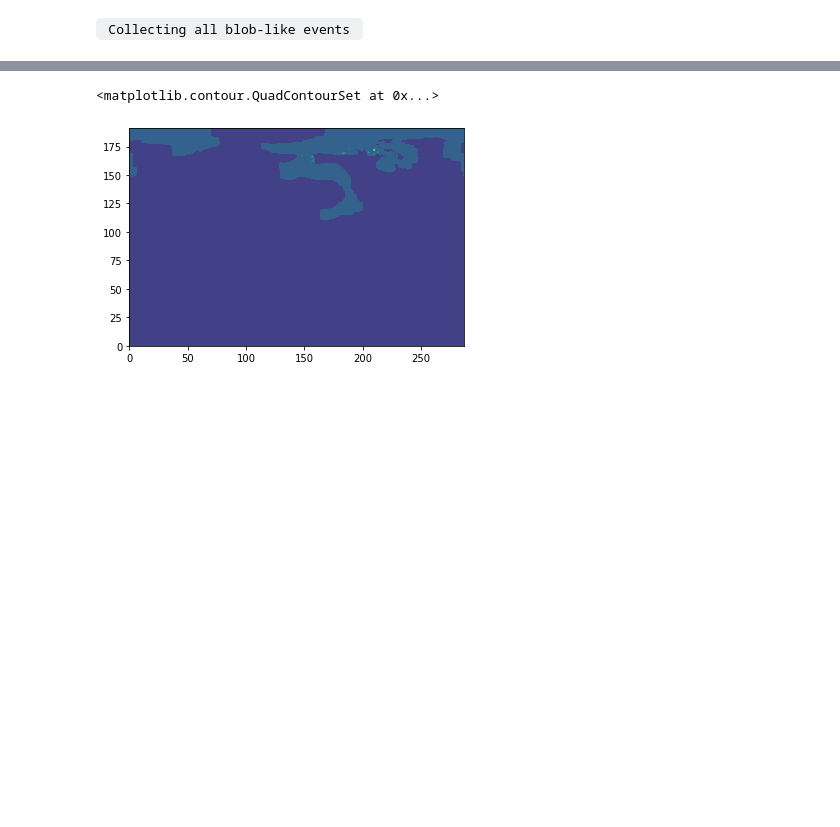
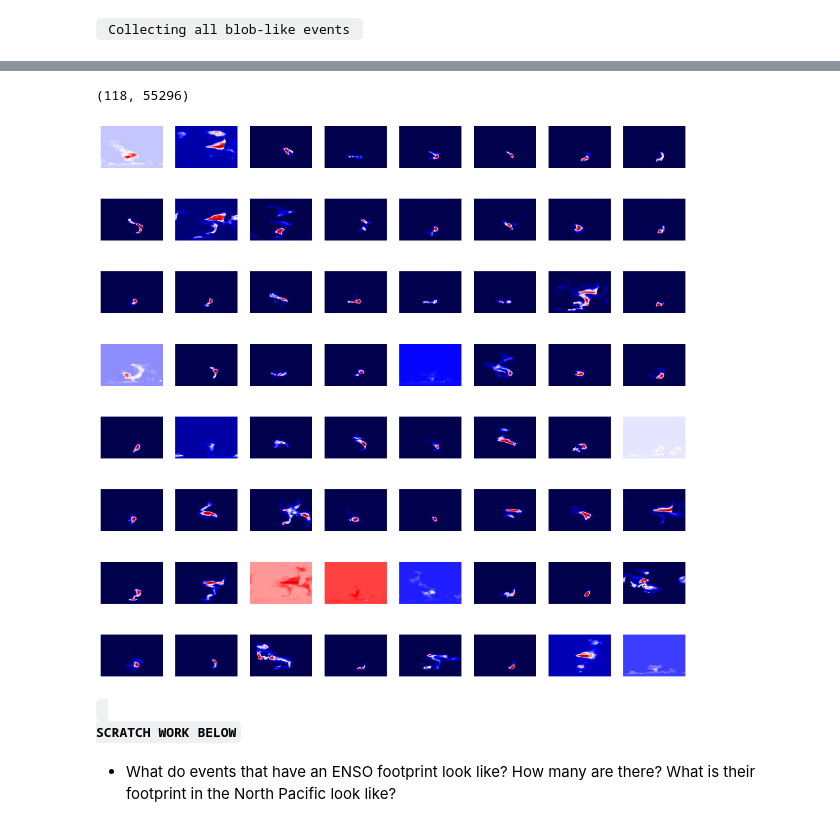
Before and after one commit to CassiaCai/marine_heatwaves, a Jupyter notebook: 4_bloblikeevents.ipynb, the cells around one changed output, grey strips where cells are left out. Saved outputs shown, nothing was run; the diff lists cells and outputs as text; code cells hidden in the pictures; blank space fills up the shorter version.

```diff
--- a/4_bloblikeevents.ipynb
+++ b/4_bloblikeevents.ipynb
@@ -140,13 +139,12 @@ concated_kept_heatwaves_xarray.to_netcdf('/glade/work/cassiacai/member90_99_blob
 # %%
-# filename = '/glade/work/cassiacai/member0_9_bloblike_events_new_stuff.nc' # 118 heatwave events
-# filename = '/glade/work/cassiacai/member10_19_bloblike_events_new_stuff.nc' # 99 heatwave events
-# filename = '/glade/work/cassiacai/member20_29_bloblike_events_new_stuff.nc' # 121 heatwave events
-# filename = '/glade/work/cassiacai/member30_39_bloblike_events_new_stuff.nc' # 116 heatwave events
-# filename = '/glade/work/cassiacai/member40_49_bloblike_events_new_stuff.nc' # 116 heatwave events
-# filename = '/glade/work/cassiacai/member50_59_bloblike_events_new_stuff.nc' # 123 heatwave events
-# filename = '/glade/work/cassiacai/member60_69_bloblike_events_new_stuff.nc' # 112 heatwave events
-# filename = '/glade/work/cassiacai/member70_79_bloblike_events_new_stuff_.nc' # 105 heatwave events
-filename = '/glade/work/cassiacai/member80_89_bloblike_events_new_stuff_.nc' # 99 heatwave events
-# filename = '/glade/work/cassiacai/member90_99_bloblike_events_new_stuff_.nc' # 12 heatwave events Maybe there is something wrong here?
-
-blob_like_file = xr.open_dataset(filename)
+filename1 = '/glade/work/cassiacai/member0_9_bloblike_events_new_stuff.nc' # 118 heatwave events
+filename2 = '/glade/work/cassiacai/member10_19_bloblike_events_new_stuff.nc' # 99 heatwave events
+filename3 = '/glade/work/cassiacai/member20_29_bloblike_events_new_stuff.nc' # 121 heatwave events
+filename4 = '/glade/work/cassiacai/member30_39_bloblike_events_new_stuff.nc' # 116 heatwave events
+filename5 = '/glade/work/cassiacai/member40_49_bloblike_events_new_stuff.nc' # 116 heatwave events
+filename6 = '/glade/work/cassiacai/member50_59_bloblike_events_new_stuff.nc' # 123 heatwave events
+filename7 = '/glade/work/cassiacai/member60_69_bloblike_events_new_stuff.nc' # 112 heatwave events
+filename8 = '/glade/work/cassiacai/member70_79_bloblike_events_new_stuff_.nc' # 105 heatwave events
+filename9 = '/glade/work/cassiacai/member80_89_bloblike_events_new_stuff_.nc' # 99 heatwave events
+# Maybe there is something wrong here? Why are there only 12 heatwave events total in ensembles 90 to 99?
+filename10 = '/glade/work/cassiacai/member90_99_bloblike_events_new_stuff_.nc' # 12 heatwave events
@@ -156,4 +151,6 @@ r20i1281p1f2
 # %%
+# let's work with the first 10 ensemble members
+blob_like_file = xr.open_dataset(filename1)
 blob_like_file
 # %% [output]
 <xarray.Dataset>
@@ -171,0 +211,22 @@ Data variables:
+# %%
+X = np.reshape(np.asarray(cumulative_SSTA), (118, 192*288))
+print(X.shape)
+# %% [output]
+(118, 55296)
+# %%
+def plot_grid(XX, N):
+    """Small helper function to plot"""
+    fig, ax = plt.subplots(N, N, figsize=(16, 16))
+    for i in range(N):
+        for j in range(N):
+            ax[i,j].imshow(XX[(N)*i+j,:].reshape((192, 288)), cmap="seismic")
+            ax[i,j].axis("off")
+plot_grid(X, 8)
+# %% [output]
+[figure, added]
+# %% [markdown]
+<code>
+<strong><font size="+3">SCRATCH WORK BELOW</font></strong>
+</code>
+# %% [markdown]
+- What do events that have an ENSO footprint look like? How many are there? What is their footprint in the North Pacific look like?
@@ -172,5 +241,22 @@ Data variables:
 # %%
-plt.contourf(blob_like_file.SSTA[0,:,:,:].sum(axis=(0)))
+mhw_label = 5
+
+NPO_patch = patches.Rectangle((x_normalizedlist[1].item(), y_normalizedlist[1].item()), x_normalizedlist[2].item()-x_normalizedlist[1].item(), y_normalizedlist[2].item()-y_normalizedlist[1].item(), linewidth=2, edgecolor='k', facecolor='none',alpha=1.)
+NPO_smaller_patch_rotated = patches.Rectangle((x_normalizedlist[1].item()+((x_normalizedlist[2].item()-x_normalizedlist[1].item())/2), y_normalizedlist[1].item()), (x_normalizedlist[2].item()-x_normalizedlist[1].item())/2, y_normalizedlist[2].item()-y_normalizedlist[1].item(), linewidth=2, edgecolor='red', facecolor='red',alpha=.4)
+
+fig, ax = plt.subplots(figsize=(8,5))
+im = ax.contourf(blob_like_file.SSTA[mhw_label,:,:,:].sum(axis=(0)), cmap = 'seismic')
+
+fig.colorbar(im, orientation='vertical')
+
+ax.contourf(land_mask, cmap='binary')
+ax.minorticks_on()
+ax.axhline(y=95.5, c='k', linestyle='-') # this is the equator line
+ax.set_xticks([0, 71.75, 143.5, 215.25, 287]);ax.set_xticklabels([-180, -90, 0, 90, 180])
+ax.set_yticks([0, 47.75, 95.5, 143.25, 191]);ax.set_yticklabels([-90, -45, 0, 45, 90])
+ax.set_xlabel('Longitude'); ax.set_ylabel('Latitude')
+ax.grid(which='both')
+ax.add_patch(NPO_patch)
+ax.add_patch(NPO_smaller_patch_rotated)
+
+plt.show()
-# %% [output]
-<matplotlib.contour.QuadContourSet at 0x...>
-[figure, removed]
```
Also changed, not shown: parts of 12 cells of this notebook.
